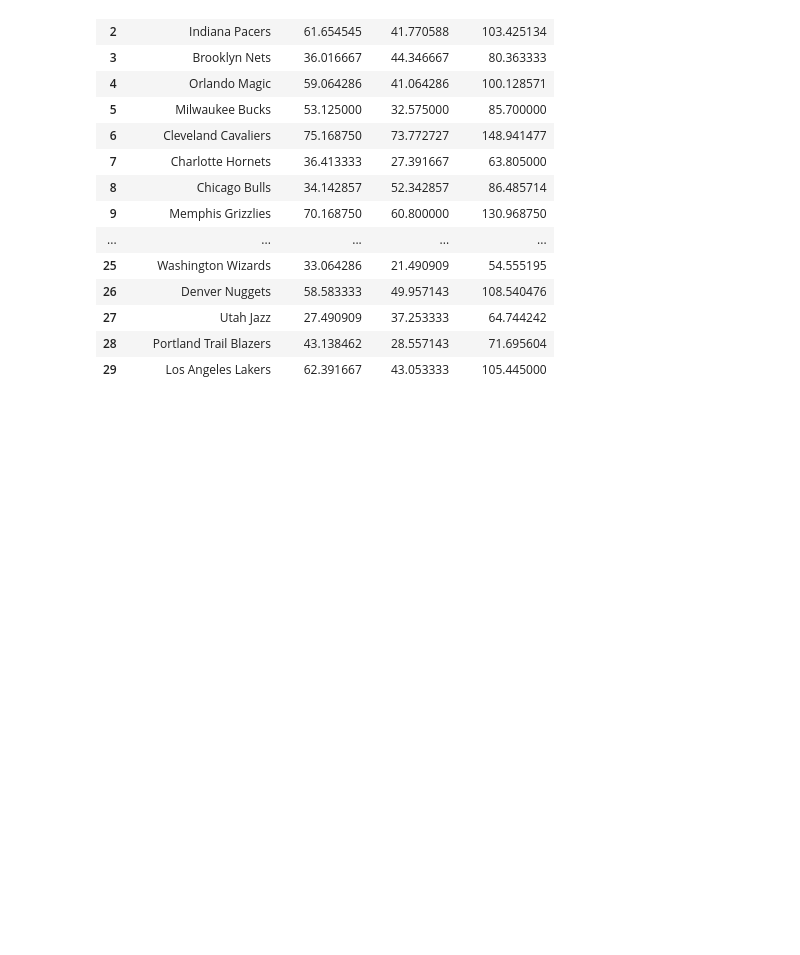
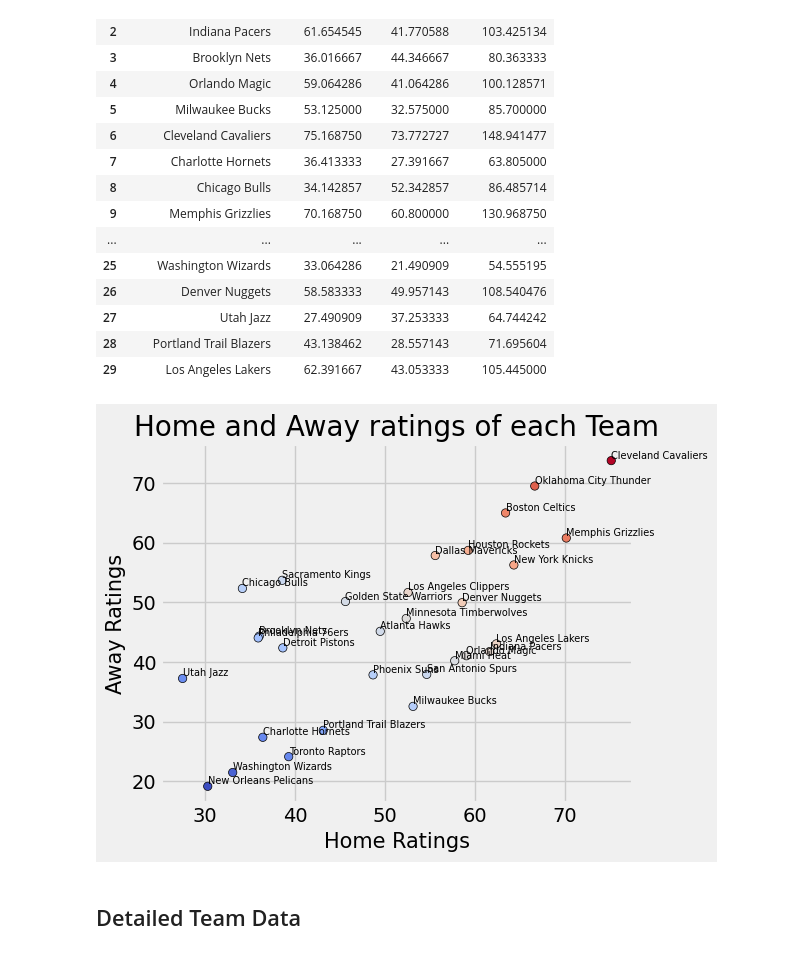
Before and after one commit to Aditya24Sharma/Basketball_Analytics, a Jupyter notebook: jupyter_notebook/notebook_checkpoints.ipynb, the cells around one changed output. Saved outputs shown, nothing was run; the diff lists cells and outputs as text; code cells hidden in the pictures; blank space fills up the shorter version.

Commit message:
detail team progress

```diff
--- a/jupyter_notebook/notebook_checkpoints.ipynb
+++ b/jupyter_notebook/notebook_checkpoints.ipynb
@@ -264,3 +264,30 @@ styled_ratings
 | 27 | Utah Jazz | 27.490909 | 37.253333 | 64.744242 |
 | 28 | Portland Trail Blazers | 43.138462 | 28.557143 | 71.695604 |
 | 29 | Los Angeles Lakers | 62.391667 | 43.053333 | 105.445000 |
+# %%
+norm = (ratings_HA_df['Overall_Rating'] - ratings_HA_df['Overall_Rating'].min())/(ratings_HA_df['Overall_Rating'].max() - ratings_HA_df['Overall_Rating'].min())
+
+plt.style.use('fivethirtyeight')
+
+plt.scatter(ratings_HA_df['Home_Rating'], ratings_HA_df['Away_Rating'], c= norm, cmap='coolwarm', edgecolors='black')
+
+for i, row in ratings_HA_df.iterrows():
+    plt.text(
+        row['Home_Rating'],
+        row['Away_Rating'],
+        row['Team'],
+        fontsize = 7,
+        ha = 'left',
+        va = 'bottom'
+    )
+
+plt.xlabel('Home Ratings', fontsize = 15)
+plt.ylabel('Away Ratings', fontsize = 15)
+plt.title('Home and Away ratings of each Team', fontsize = 20)
+
+plt.tight_layout()
+plt.show()
+# %% [output]
+[figure, added]
+# %% [markdown]
+## Detailed Team Data
```
Also changed, not shown: parts of 2 cells of this notebook.
